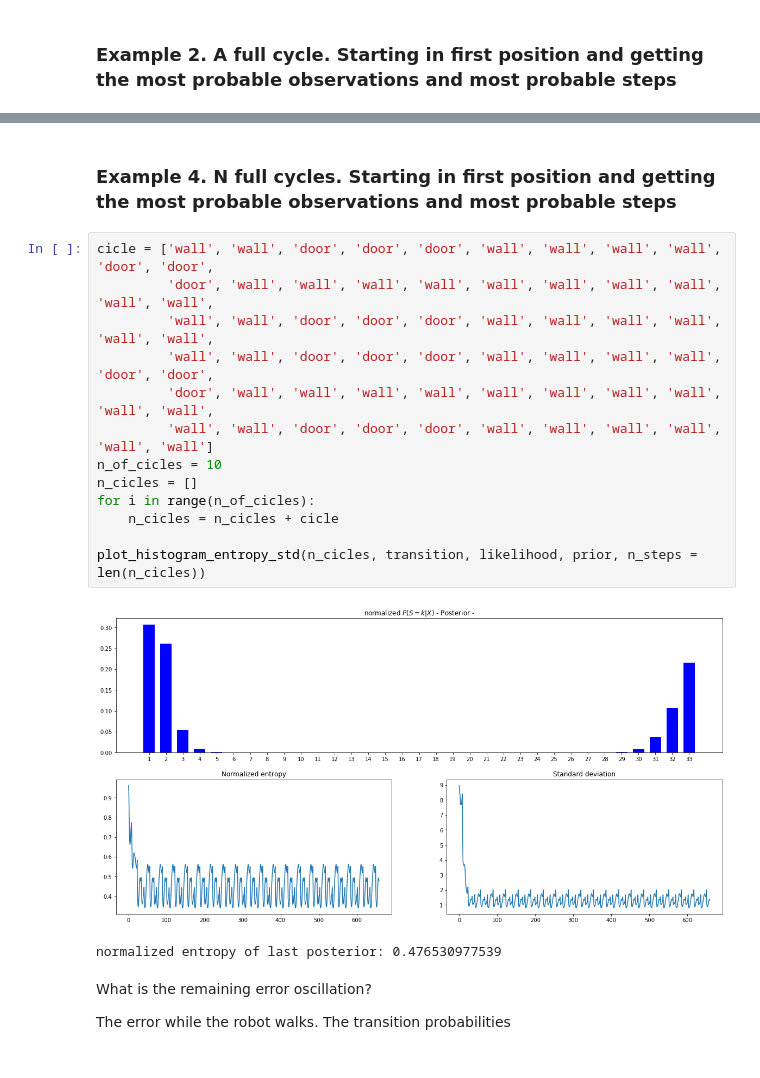
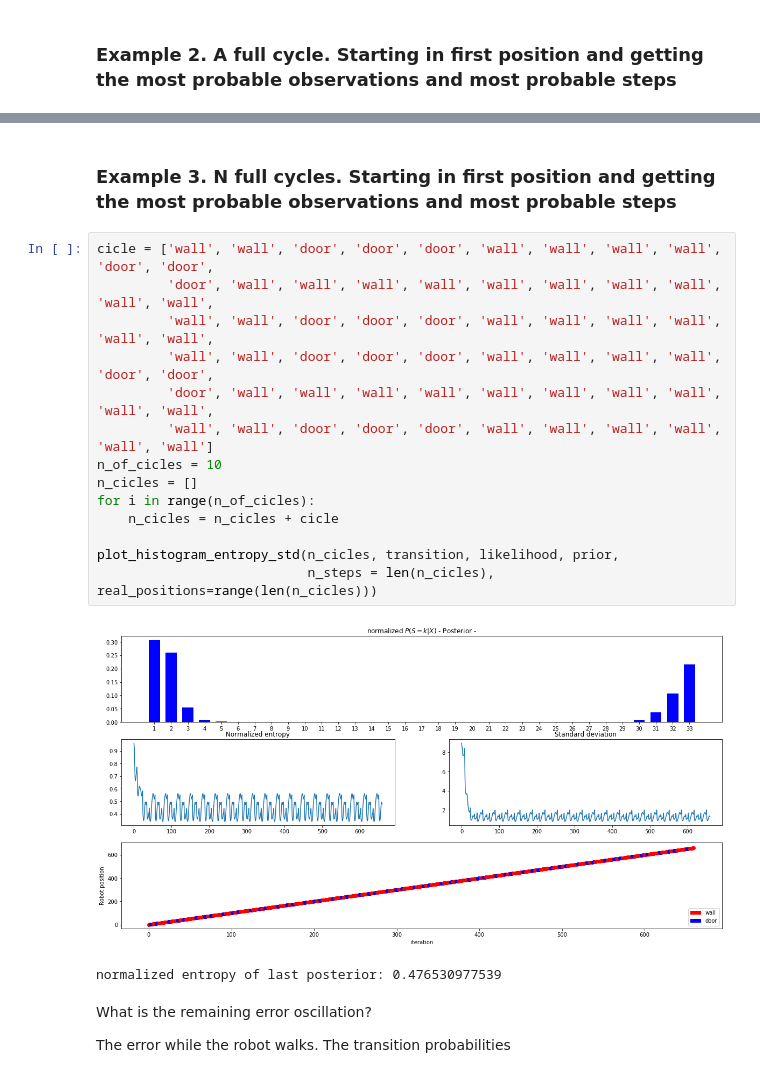
Before and after one commit to jganzabal/Kalman-as-Recursive-Bayesian-Estimation, a Jupyter notebook: 1_Histogram Filters.ipynb, the cells around one changed output, grey strips where cells are left out. Drawn from its saved outputs; the diff is of its cells as text.

Commit message:
Real robot location graph added to part 1

```diff
--- a/1_Histogram Filters.ipynb
+++ b/1_Histogram Filters.ipynb
@@ -442,21 +446,22 @@ plot_histogram_entropy_std(cicle, transition, likelihood, prior, n_steps = len(c
 normalized entropy of last posterior: 0.47653104276
 # %% [markdown]
-### Example 4. N full cycles. Starting in first position and getting the most probable observations and most probable steps
+### Example 3. N full cycles. Starting in first position and getting the most probable observations and most probable steps
 # %%
 cicle = ['wall', 'wall', 'door', 'door', 'door', 'wall', 'wall', 'wall', 'wall', 'door', 'door',
          'door', 'wall', 'wall', 'wall', 'wall', 'wall', 'wall', 'wall', 'wall', 'wall', 'wall',
          'wall', 'wall', 'door', 'door', 'door', 'wall', 'wall', 'wall', 'wall', 'wall', 'wall',
          'wall', 'wall', 'door', 'door', 'door', 'wall', 'wall', 'wall', 'wall', 'door', 'door',
          'door', 'wall', 'wall', 'wall', 'wall', 'wall', 'wall', 'wall', 'wall', 'wall', 'wall',
          'wall', 'wall', 'door', 'door', 'door', 'wall', 'wall', 'wall', 'wall', 'wall', 'wall']
 n_of_cicles = 10
 n_cicles = []
 for i in range(n_of_cicles):
     n_cicles = n_cicles + cicle
 
-plot_histogram_entropy_std(n_cicles, transition, likelihood, prior, n_steps = len(n_cicles))
+plot_histogram_entropy_std(n_cicles, transition, likelihood, prior,
+                           n_steps = len(n_cicles), real_positions=range(len(n_cicles)))
 # %% [output]
-[figure, old version]
+[figure, new version]
 normalized entropy of last posterior: 0.476530977539
 # %% [markdown]
 What is the remaining error oscillation?
```
Also changed, not shown: parts of 6 cells of this notebook, 1 other file.
